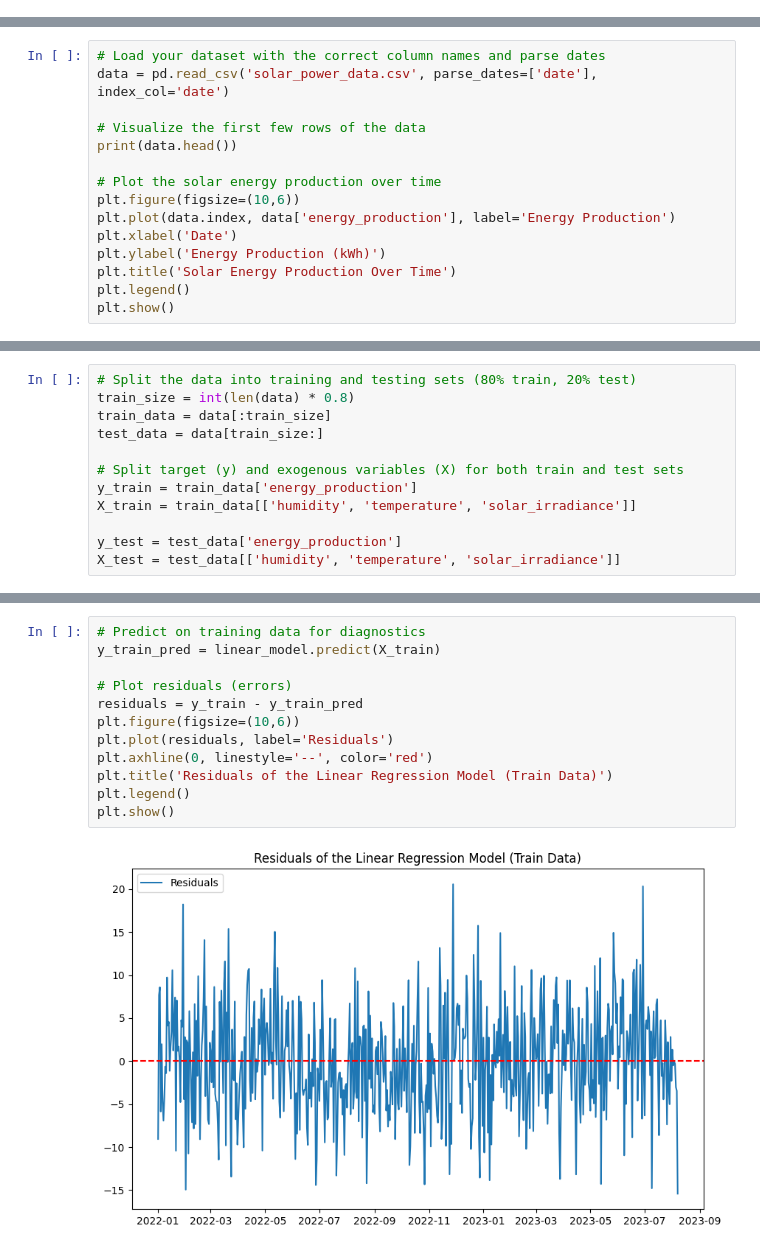
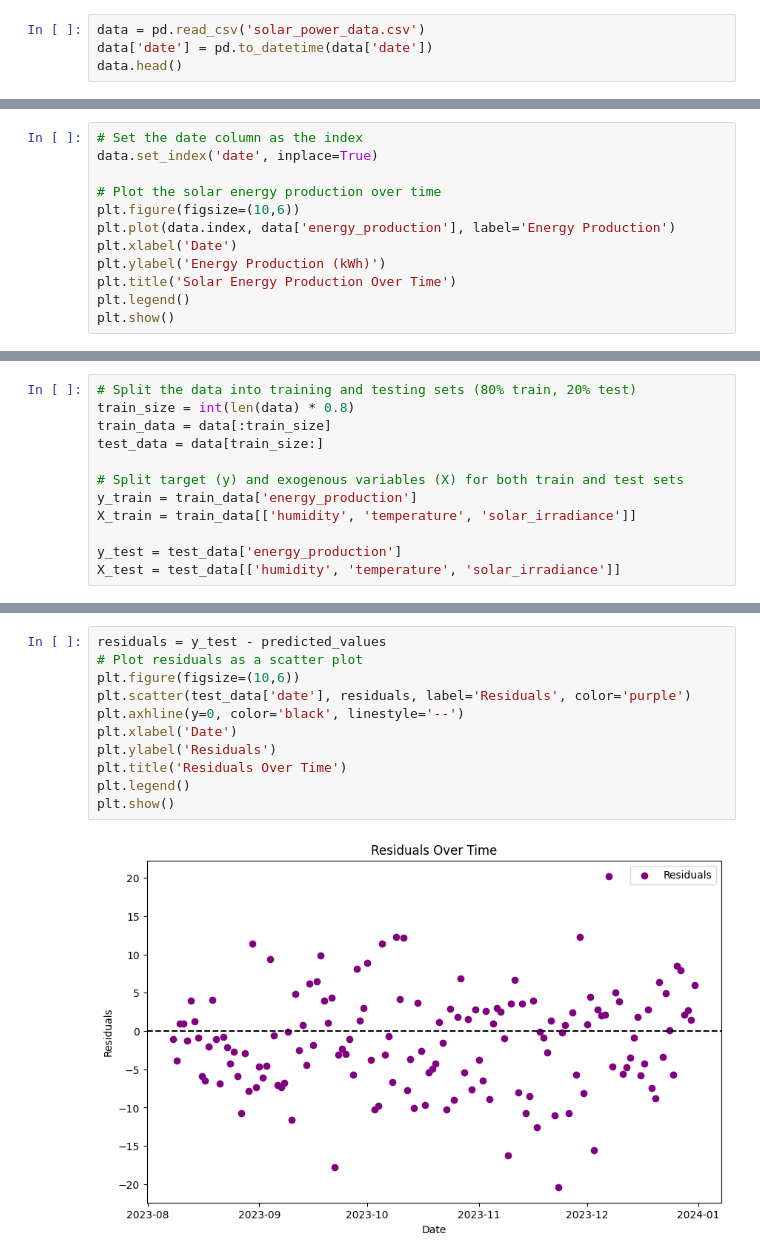
Before and after one commit to Jamesupback/solar, a Jupyter notebook: minor/linear.ipynb, the cells around one changed output, grey strips where cells are left out. Drawn from its saved outputs; the diff is of its cells as text.

```diff
--- a/minor/linear.ipynb
+++ b/minor/linear.ipynb
@@ -16,0 +14,4 @@ import math
+# %%
+data = pd.read_csv('solar_power_data.csv')
+data['date'] = pd.to_datetime(data['date'])
+data.head()
@@ -17,9 +25,6 @@ import math
 # %%
-# Load your dataset with the correct column names and parse dates
-data = pd.read_csv('solar_power_data.csv', parse_dates=['date'], index_col='date')
-
-# Visualize the first few rows of the data
-print(data.head())
+# Set the date column as the index
+data.set_index('date', inplace=True)
 
 # Plot the solar energy production over time
 plt.figure(figsize=(10,6))
@@ -94,14 +88,13 @@ Intercept: -7.854630477145228
 # %%
-# Predict on training data for diagnostics
-y_train_pred = linear_model.predict(X_train)
-
-# Plot residuals (errors)
-residuals = y_train - y_train_pred
+residuals = y_test - predicted_values
+# Plot residuals as a scatter plot
 plt.figure(figsize=(10,6))
-plt.plot(residuals, label='Residuals')
-plt.axhline(0, linestyle='--', color='red')
-plt.title('Residuals of the Linear Regression Model (Train Data)')
+plt.scatter(test_data['date'], residuals, label='Residuals', color='purple')
+plt.axhline(y=0, color='black', linestyle='--')
+plt.xlabel('Date')
+plt.ylabel('Residuals')
+plt.title('Residuals Over Time')
 plt.legend()
 plt.show()
 # %% [output]
-[figure, old version]
+[figure, new version]
```
Also changed, not shown: parts of 12 cells of this notebook, 9 other files.
